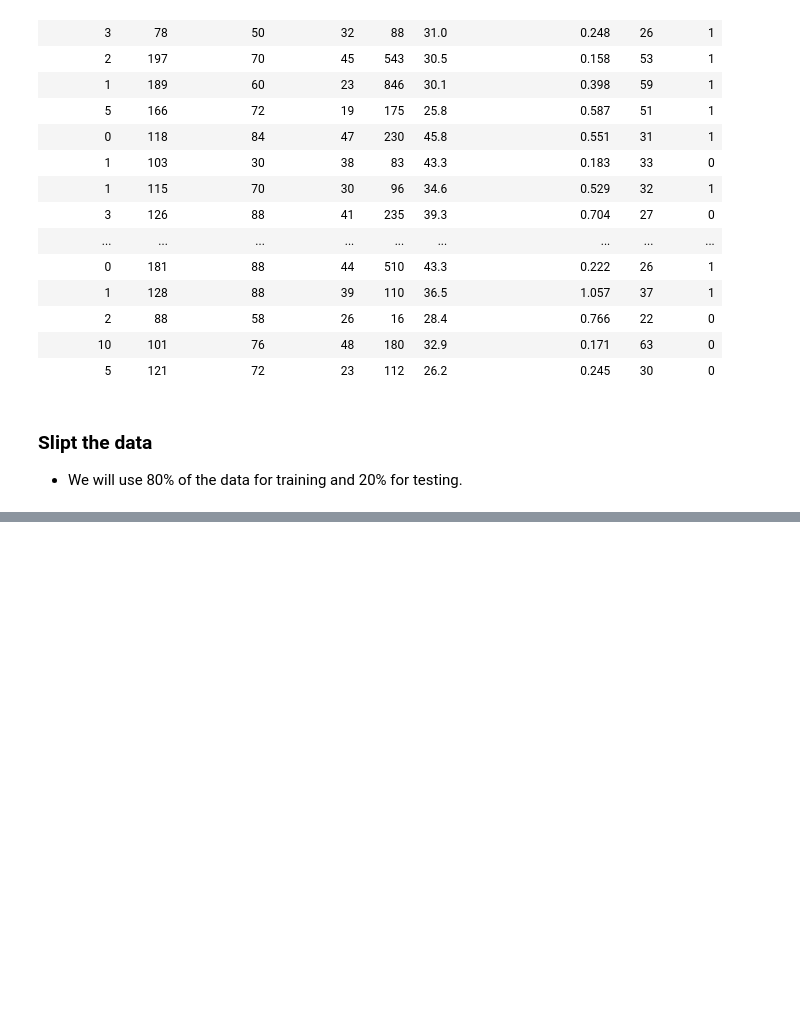
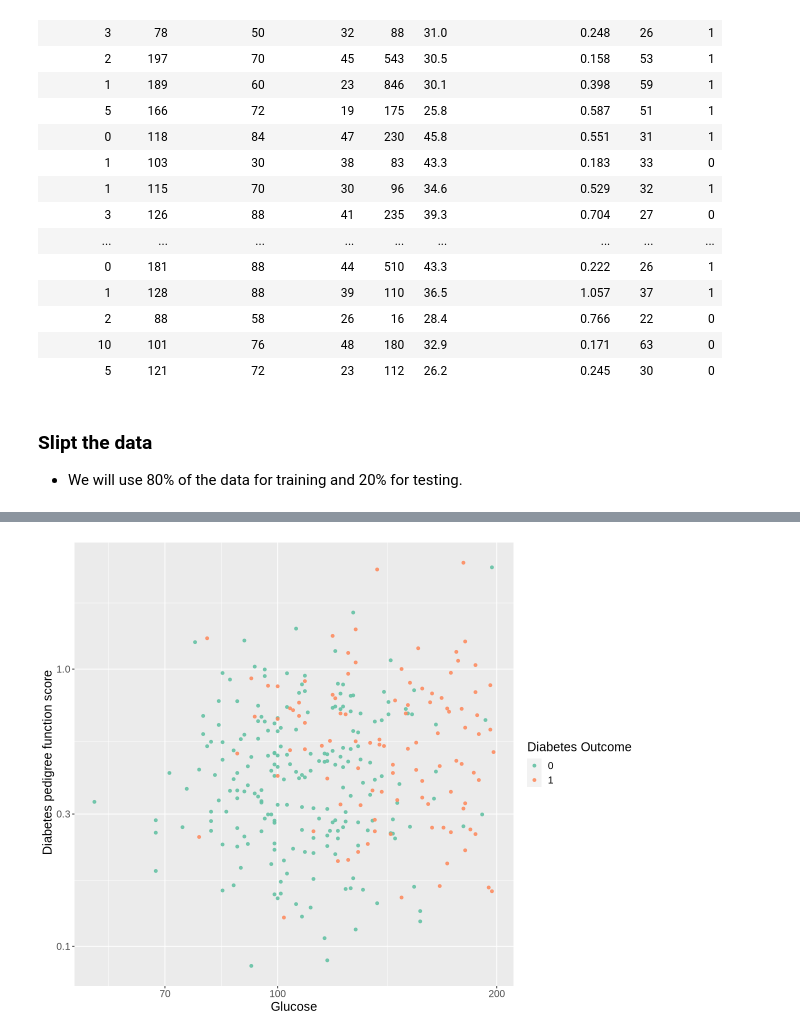
Before and after one commit to audrey-rw5683/dsci-100-2023w2-group-002-2, a Jupyter notebook: proposal.ipynb, the cells around one changed output, grey strips where cells are left out. Cells and saved outputs as stored; diff of their text form; code cells hidden in the pictures; blank space fills up the shorter version.

Commit message:
Added plots

```diff
--- a/proposal.ipynb
+++ b/proposal.ipynb
@@ -203,0 +181,12 @@ diabetes_observations
+# %%
+options(repr.plot.width=10, repr.plot.height=8)
+plot1 <- ggplot(diabetes_train, aes(x = glucose, y = diabetes_pedigree_function, color = outcome)) +
+            geom_point(alpha = 0.9) +
+            scale_color_brewer(palette = "Set2") +
+            theme(text = element_text(size = 15)) +
+            scale_x_log10() +
+            scale_y_log10() +
+            labs(x = "Glucose", y = " Diabetes pedigree function score", color = "Diabetes Outcome")
+plot1
+# %% [output]
+[figure, added]
```
Also changed, not shown: parts of 13 cells of this notebook.
